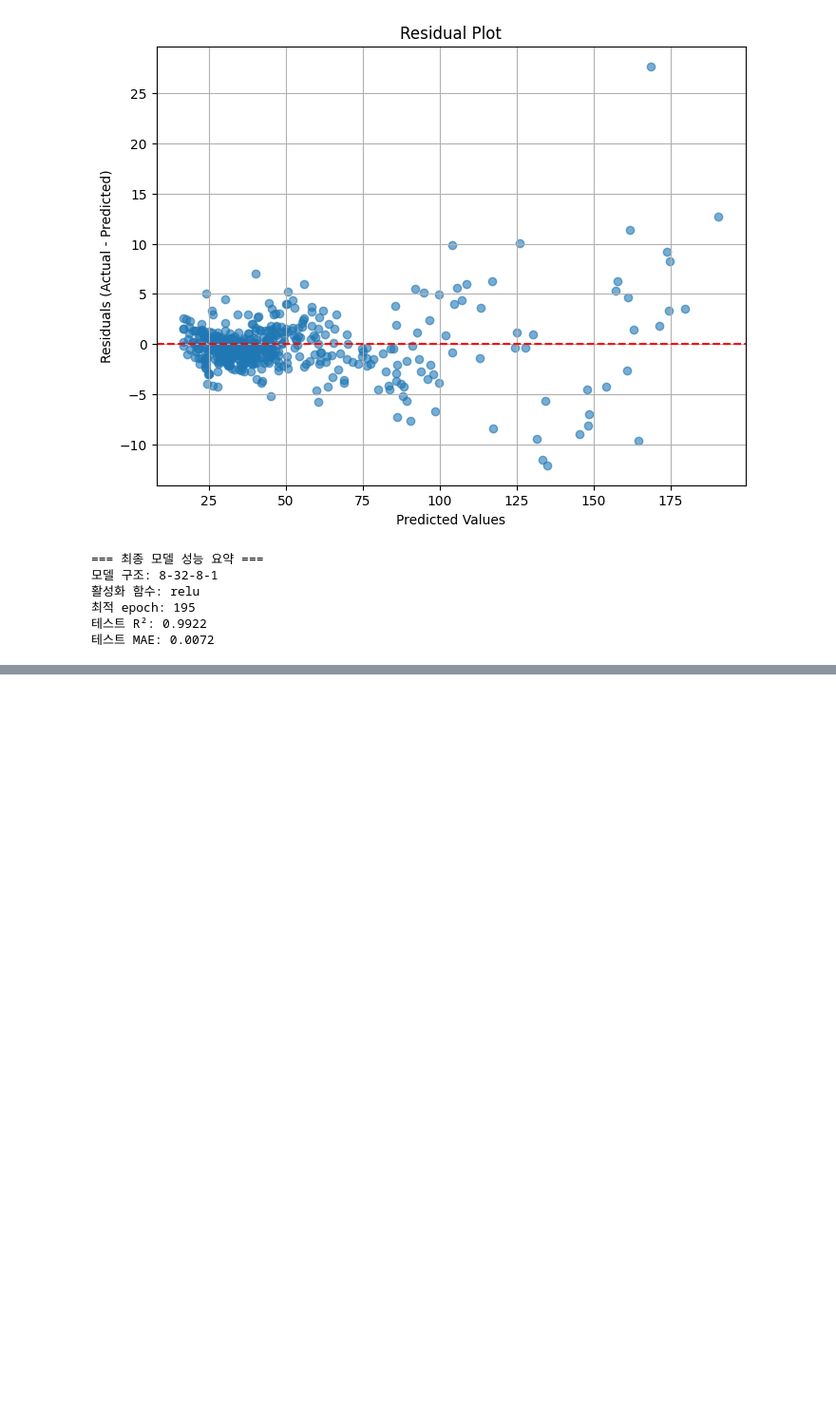
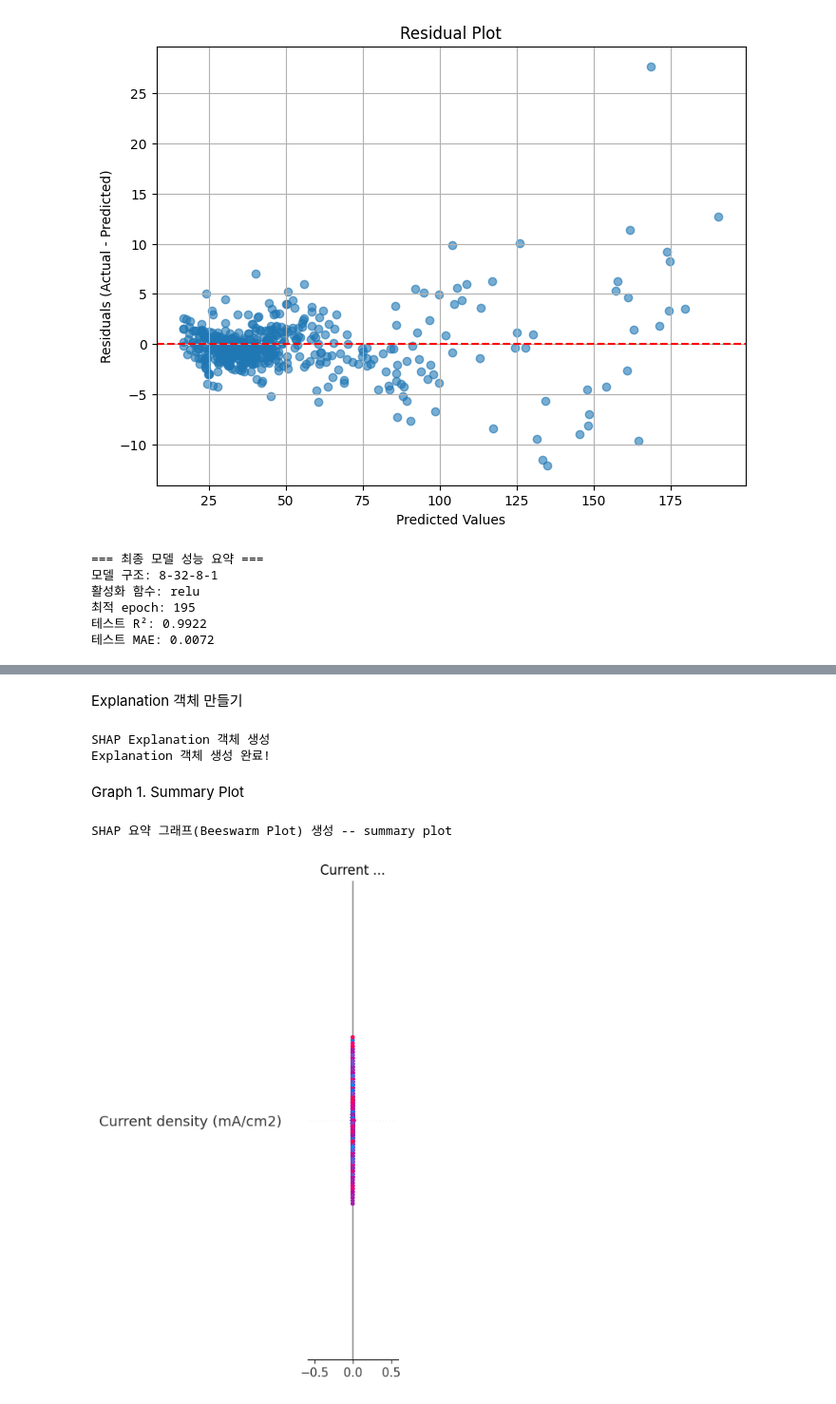
Before and after one commit to foodbanana/SHAP_XAI_project, a Jupyter notebook: CO2RR_SHAP_0807.ipynb, the cells around one changed output, grey strips where cells are left out. Shown at 95% size. Cells and saved outputs as stored; diff of their text form; code cells hidden in the pictures; blank space fills up the shorter version.

Commit message:
MLP 결과 SHAP 이용 분석

```diff
--- a/CO2RR_SHAP_0807.ipynb
+++ b/CO2RR_SHAP_0807.ipynb
@@ -551,0 +594,11 @@ print(f"테스트 MAE: {test_mae:.4f}")
+# %%
+# Step 8. SHAP 값 계산
+# KernelExplainer는 계산에 시간이 많이 소요된다!!
+
+print("SHAP 값 계산을 시작합니다. (시간이 몇 분 정도 소요될 수 있습니다)")
+# 테스트 데이터셋(X_test_scaled)에 대한 SHAP 값을 계산합니다.
+shap_values = explainer.shap_values(X_test_scaled)  # 학습과정 안보고 싶으면 여기다가 , silent = True 붙이기
+print("SHAP 값 계산 완료!")
+
+# 계산된 SHAP 값의 형태(shape) 확인
+print(f"\n계산된 SHAP 값의 형태: {shap_values.shape}")
@@ -551,0 +630,33 @@ print(f"테스트 MAE: {test_mae:.4f}")
+# %% [markdown]
+Explanation 객체 만들기
+# %%
+# 앞에서 오랜시간동안 계산된 shap_values 변수 사용
+
+print("SHAP Explanation 객체 생성")
+
+# shap_values와 explainer.expected_value에서 [0]을 모두 제거합니다.
+shap_explanation = shap.Explanation(
+    values=shap_values,
+    base_values=explainer.expected_value,
+    data=X_test_scaled,
+    feature_names=feature_names
+)
+print("Explanation 객체 생성 완료!")
+# %% [output]
+SHAP Explanation 객체 생성
+Explanation 객체 생성 완료!
+# %% [markdown]
+Graph 1. Summary Plot
+# %%
+#import shap
+#import matplotlib.pyplot as plt
+
+print("SHAP 요약 그래프(Beeswarm Plot) 생성 -- summary plot")
+
+
+shap.summary_plot(shap_explanation)
+
+plt.show()
+# %% [output]
+SHAP 요약 그래프(Beeswarm Plot) 생성 -- summary plot
+[figure, added]
```
Also changed, not shown: parts of 6 cells of this notebook.
